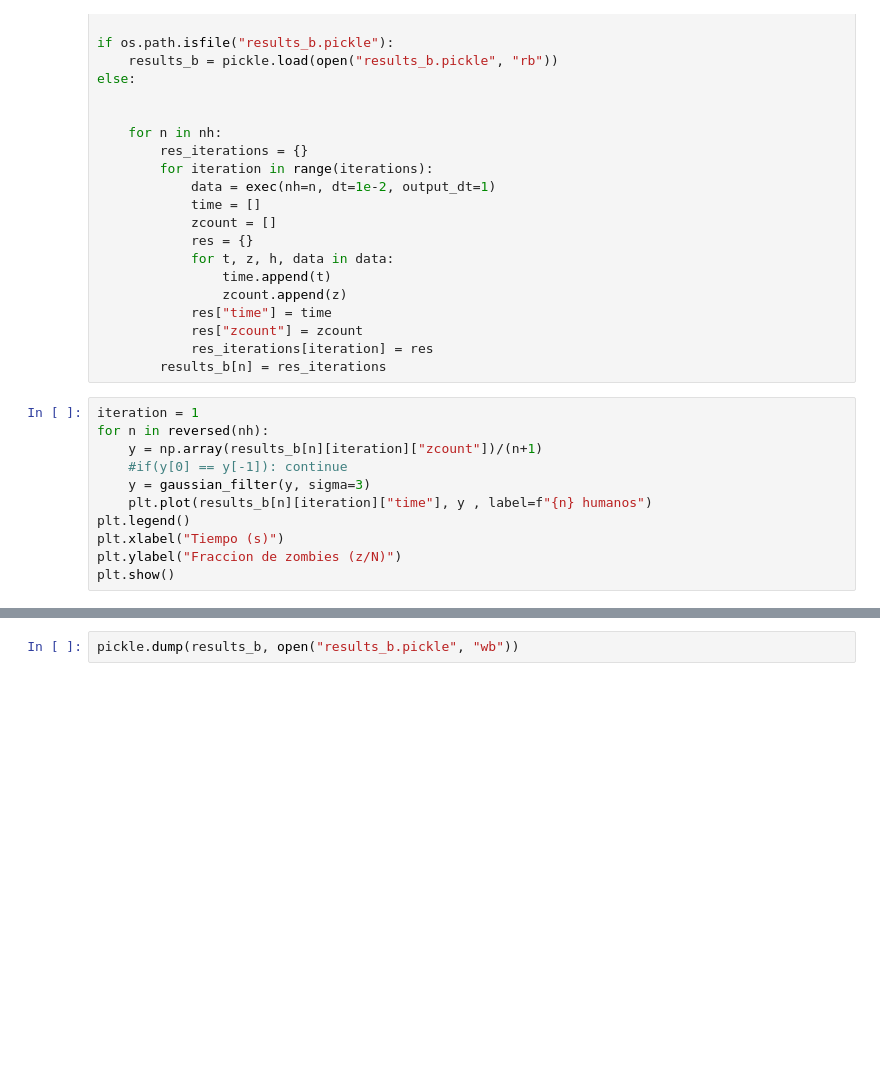
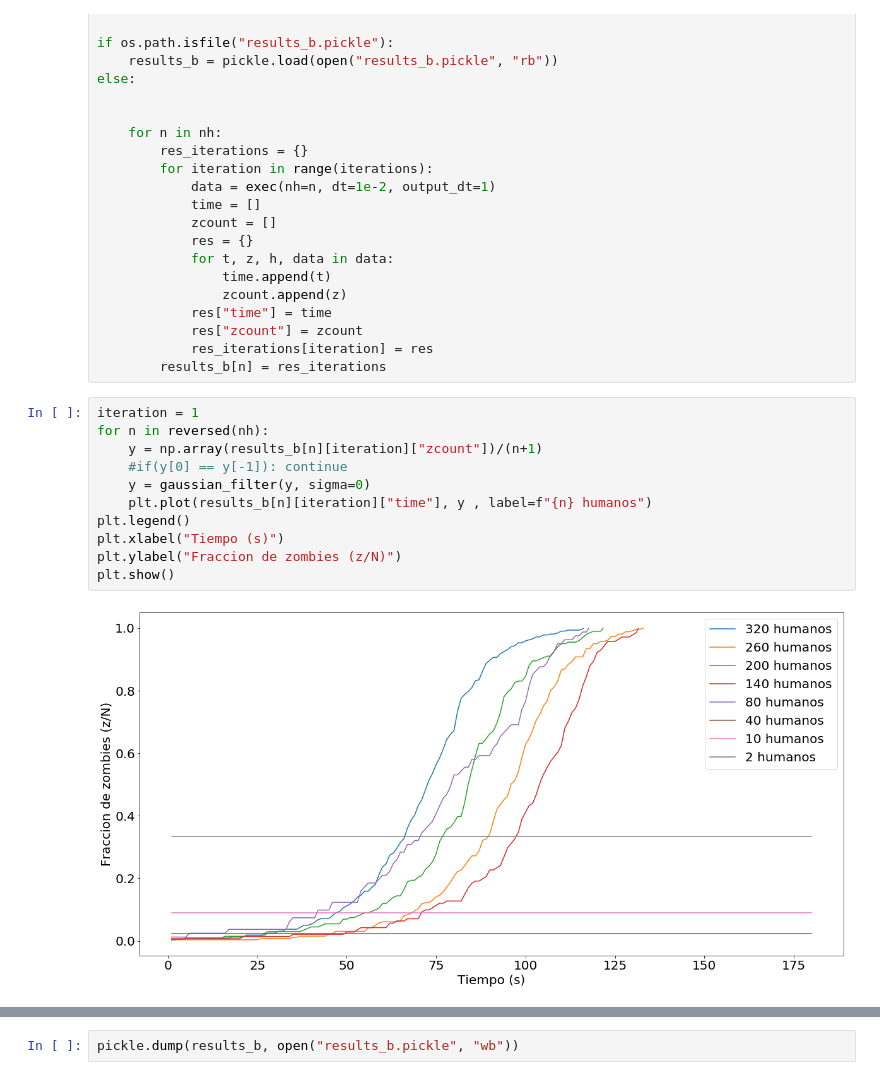
Before and after one commit to atormakh/SimulacionDeSistemas, a Jupyter notebook: Zombies/ej_b.ipynb, the cells around one changed output, grey strips where cells are left out. Drawn from its saved outputs; the diff is of its cells as text; blank space fills up the shorter version.

```diff
--- a/Zombies/ej_b.ipynb
+++ b/Zombies/ej_b.ipynb
@@ -48,14 +48,16 @@ else:
 # %%
 iteration = 1
 for n in reversed(nh):
     y = np.array(results_b[n][iteration]["zcount"])/(n+1)
     #if(y[0] == y[-1]): continue
-    y = gaussian_filter(y, sigma=3)
+    y = gaussian_filter(y, sigma=0)
     plt.plot(results_b[n][iteration]["time"], y , label=f"{n} humanos")
 plt.legend()
 plt.xlabel("Tiempo (s)")
 plt.ylabel("Fraccion de zombies (z/N)")
 plt.show()
+# %% [output]
+[figure, added]
 # %%
 sigma = 3
 iter = 5
```
Also changed, not shown: parts of 3 cells of this notebook, 3 other files.
